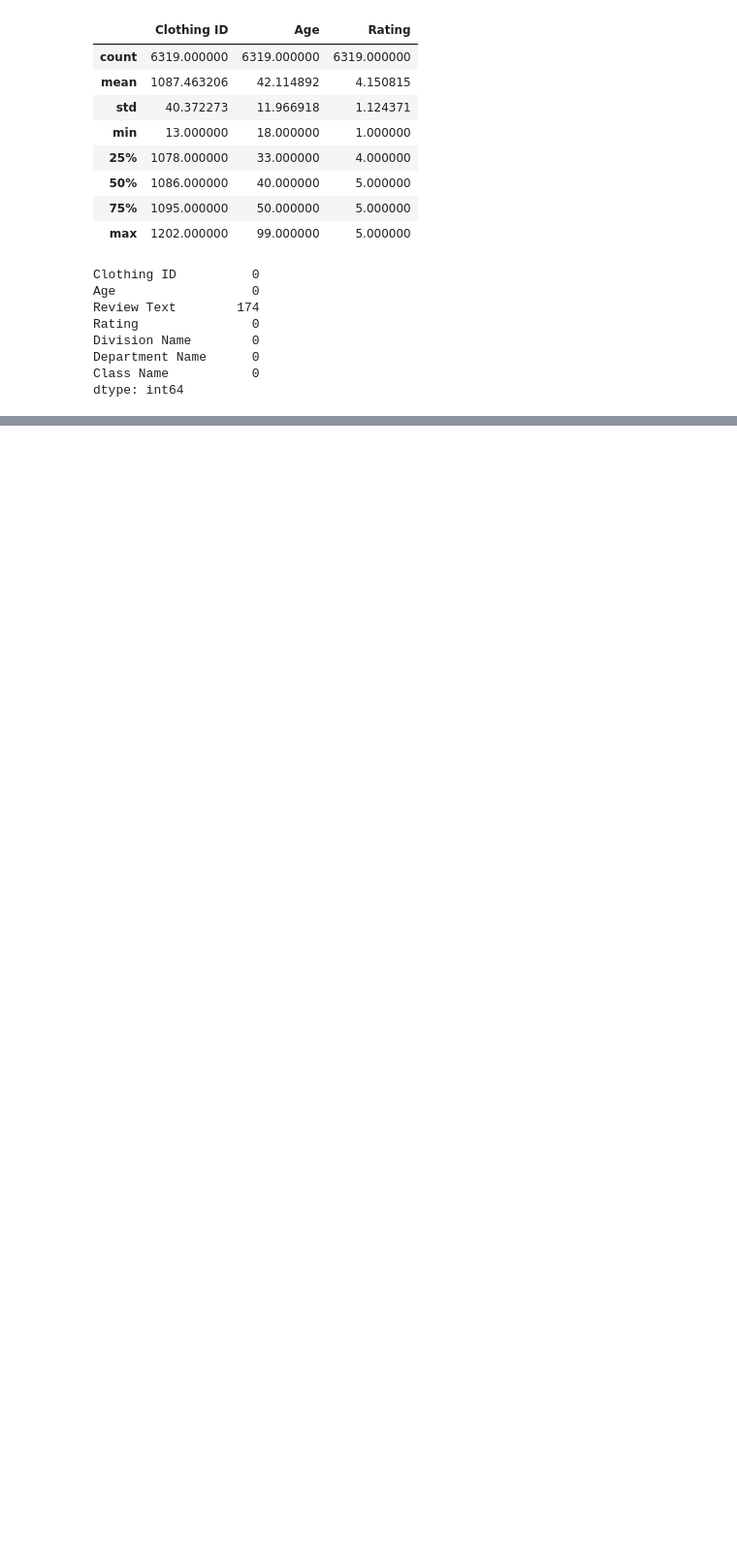
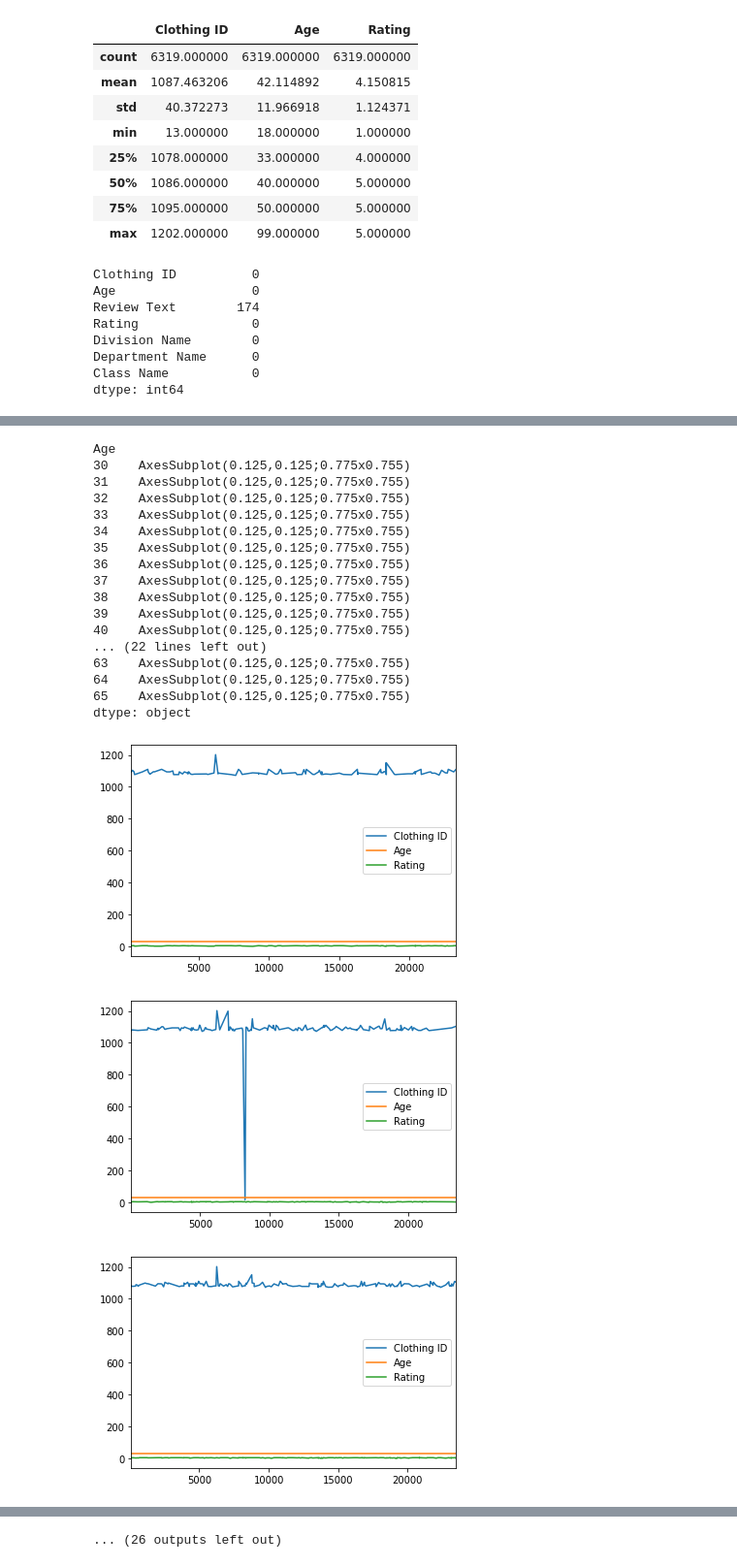
Before and after one commit to odawo/FASHION101, a Jupyter notebook: E-COMMERCE_REVIEW.ipynb, the cells around one changed output, grey strips where cells are left out. Shown at 97% size. Drawn from its saved outputs; the diff is of its cells as text; code cells hidden in the pictures; blank space fills up the shorter version.

```diff
--- a/E-COMMERCE_REVIEW.ipynb
+++ b/E-COMMERCE_REVIEW.ipynb
@@ -132,0 +177,3 @@ dtype: int64
+# %%
+df_dresspool.groupby(['Age']).plot() ###....
+# %% [output]
@@ -132,0 +197,20 @@ dtype: int64
+Age
+30    AxesSubplot(0.125,0.125;0.775x0.755)
+31    AxesSubplot(0.125,0.125;0.775x0.755)
+32    AxesSubplot(0.125,0.125;0.775x0.755)
+33    AxesSubplot(0.125,0.125;0.775x0.755)
+34    AxesSubplot(0.125,0.125;0.775x0.755)
+35    AxesSubplot(0.125,0.125;0.775x0.755)
+36    AxesSubplot(0.125,0.125;0.775x0.755)
+37    AxesSubplot(0.125,0.125;0.775x0.755)
+38    AxesSubplot(0.125,0.125;0.775x0.755)
+39    AxesSubplot(0.125,0.125;0.775x0.755)
+40    AxesSubplot(0.125,0.125;0.775x0.755)
+... (22 lines left out)
+63    AxesSubplot(0.125,0.125;0.775x0.755)
+64    AxesSubplot(0.125,0.125;0.775x0.755)
+65    AxesSubplot(0.125,0.125;0.775x0.755)
+dtype: object
+[figure, added]
+[figure, added]
+[figure, added]
@@ -132,0 +224 @@ dtype: int64
+... (26 outputs left out)
```
Also changed, not shown: parts of 48 cells of this notebook, 4 other files.
